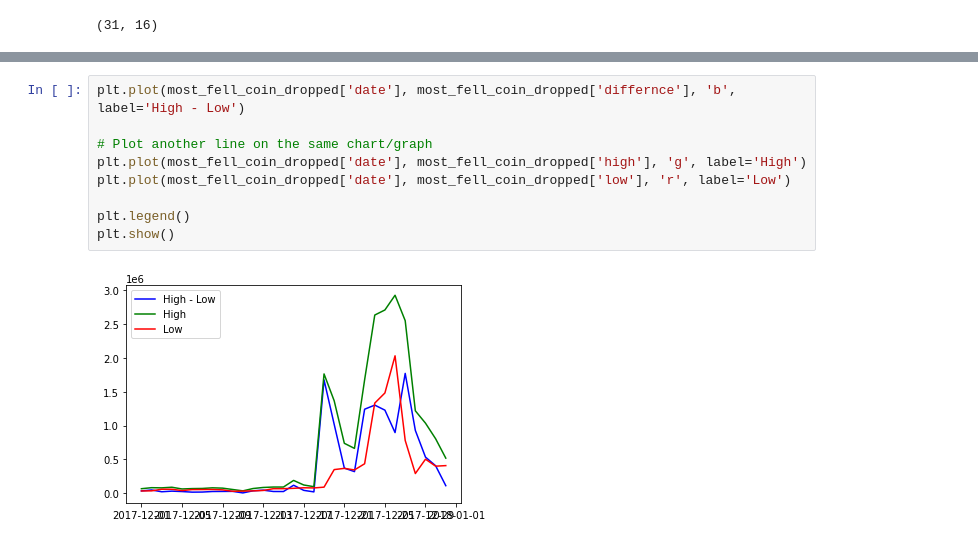
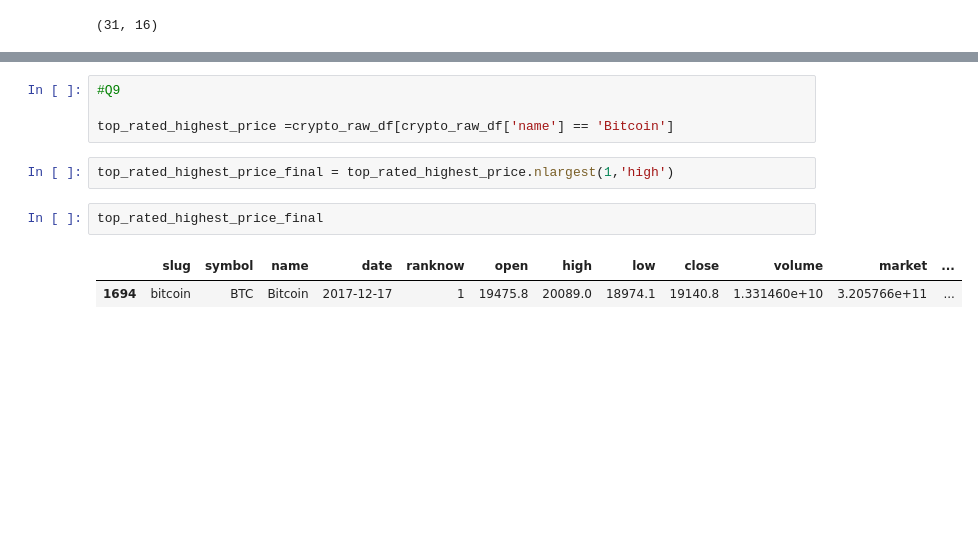
Before and after one commit to ZaidSultan10/Recommendation-Engine-For-Crypto-and-Stocks, a Jupyter notebook: crypto_and_stock_recommendation_engine.ipynb, the cells around one changed output, grey strips where cells are left out. Cells and saved outputs as stored; diff of their text form; blank space fills up the shorter version.

```diff
--- a/crypto_and_stock_recommendation_engine.ipynb
+++ b/crypto_and_stock_recommendation_engine.ipynb
@@ -168,14 +168,14 @@ plot = px.Figure(data=[go.Bar(
 plot.show()
 # %% [output]
 [interactive output not drawn]
-# %%
-plt.plot(most_fell_coin_dropped['date'], most_fell_coin_dropped['differnce'], 'b', label='High - Low')
-
-# Plot another line on the same chart/graph
-plt.plot(most_fell_coin_dropped['date'], most_fell_coin_dropped['high'], 'g', label='High')
-plt.plot(most_fell_coin_dropped['date'], most_fell_coin_dropped['low'], 'r', label='Low')
-
-plt.legend()
-plt.show()
-# %% [output]
-[figure, removed]
+# %%
+#Q9
+
+top_rated_highest_price =crypto_raw_df[crypto_raw_df['name'] == 'Bitcoin']
+# %%
+top_rated_highest_price_final = top_rated_highest_price.nlargest(1,'high')
+# %%
+top_rated_highest_price_final
+# %% [output]
+|  | slug | symbol | name | date | ranknow | open | high | low | close | volume | market | ... |
+| 1694 | bitcoin | BTC | Bitcoin | 2017-12-17 | 1 | 19475.8 | 20089.0 | 18974.1 | 19140.8 | 1.331460e+10 | 3.205766e+11 | ... |
```
Also changed, not shown: parts of 1 cell of this notebook.
